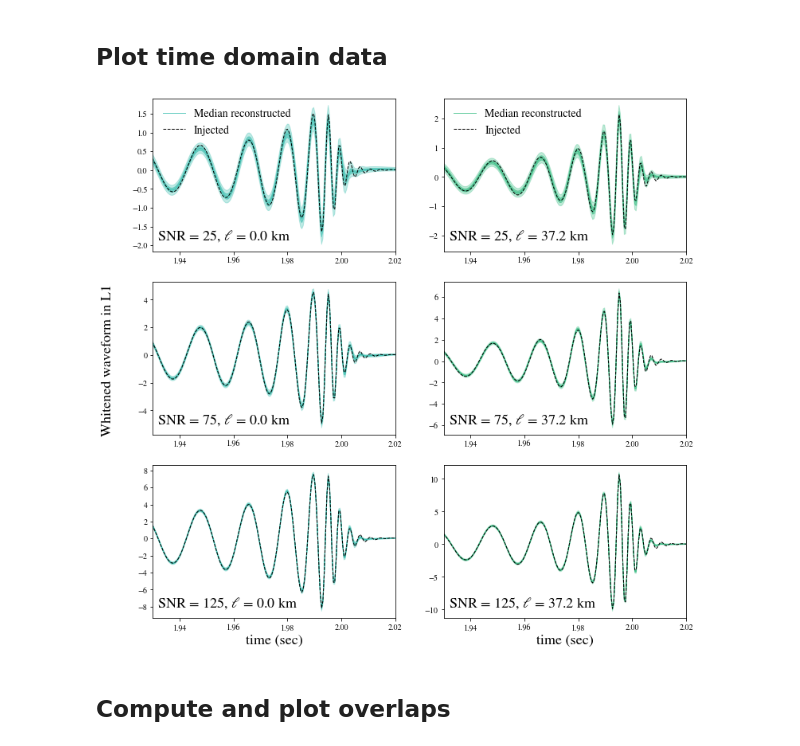
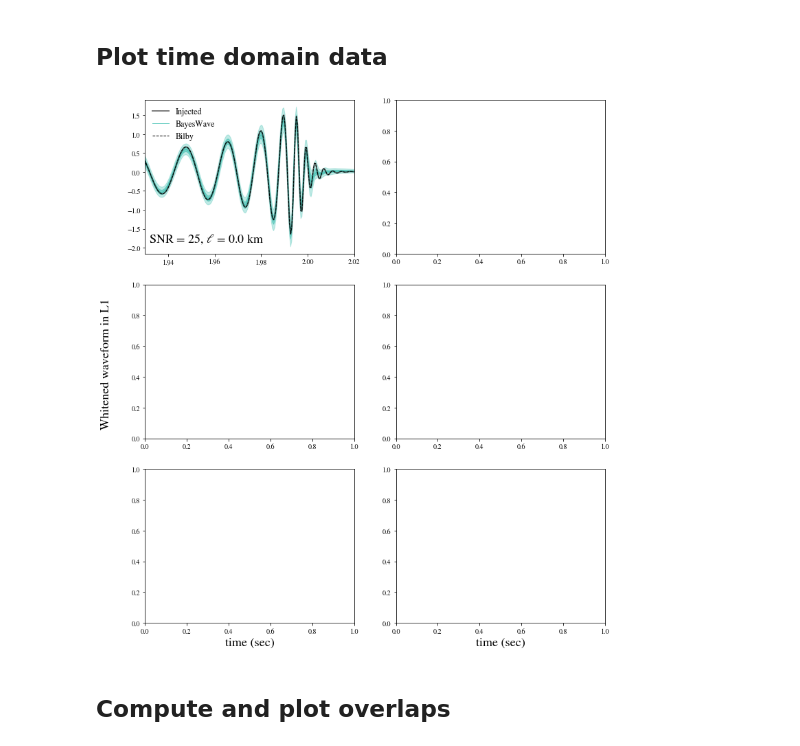
Before and after one commit to mariaokounkova/BeyondGRAnalysis, a Jupyter notebook: BayeswaveAnalysis.ipynb, the cells around one changed output. Saved outputs shown, nothing was run; the diff lists cells and outputs as text; code cells hidden in the pictures.

Commit message:
BayeswaveAnalysis: Plot whitened Bilby data as well
Add whitened Bilby result to the Bayeswave plots

```diff
--- a/BayeswaveAnalysis.ipynb
+++ b/BayeswaveAnalysis.ipynb
@@ -73,6 +73,13 @@ def GetBWInjectedData(p, det = "H1"):
     time = np.array([dt * t for t in range(len(data))])
 
     return time, data
+
+def GetBilbyData(p, det = "H1"):
+    """ Given a directory, grab that whitened Bilby waveforms """
+    bilby_p = p + '/LI_reconstruct/'
+    time, MAP = np.loadtxt(bilby_p + det + '_summary_waveforms_samples.dat', \
+        comments="#",usecols=([0,2]),unpack=True)
+    return time, MAP
 
 def GetBWFrequencyDomainWaveform(p, detector):
     """
@@ -126,64 +133,81 @@ def PlotMedianData(p, ax, color, det = "H1", label = "", legend = False):
     """ Given a directory and an axis, plot BW median recovered
         and injected data """
 
-    ## Plot the Bayeswave data
+    ## Bayeswave data
     time, d1, d2, d3, d4, d5 = GetBWMedianData(p, det = det)
 
-    ax.plot(time, d1, '-', lw = 1.0, alpha = 0.7, color=color, label = 'Median reconstructed')
+    ax.plot(time, d1, '-', lw = 1.0, alpha = 0.7, color=color, label = 'BayesWave')
     ax.fill_between(time, d2, d3, alpha = 0.5, color=color, edgecolor=color)
     ax.fill_between(time, d4, d5, alpha = 0.3, color=color, edgecolor=color)
 
+    ## Plot injected data
     time, data = GetBWInjectedData(p, det = det)
-    ax.plot(time, data, '--', color='black', lw = 1.0, alpha=1.0,  label = 'Injected')
+    ## Plot empty because we're going to plot
+    ax.plot(time, data, '-', color='black', lw = 2.0, alpha=0.5,  label = 'Injected')
 
+    ## Plot Bilby reconstruction
+    time_bilby, map_bilby = GetBilbyData(p, det = det)
+    ax.plot(time, data, '--', color='black', lw = 1.0, alpha=1.0,  label = 'Bilby')
+
+    ## Label ell and SNR
     ax.text(0.02, 0.1, label, horizontalalignment='left',
      verticalalignment='center', transform=ax.transAxes, fontsize=18)
 
     ax.set_xlim(2.0 - 0.07, 2.0 + 0.02)
     if legend:
-        ax.legend(frameon=False, fontsize=14, loc='upper left')
+        ax.legend(frameon=False, fontsize=12, loc='upper left')
 
     ax.tick_params(axis='x', which='both', bottom=True, top=False)
+
+    #get handles and labels
+    handles, labels = ax.get_legend_handles_labels()
+
+    #specify order of items in legend
+    order = [1,0,2]
+
+    #add legend to plot
+    ax.legend([handles[idx] for idx in order],[labels[idx] for idx in order], )
+
 
 def BWPlots():
     """ Create a plot of injected and recovered BW strains in the time domain """
 
     det = "L1"
     base_dir = "/home/maria.okounkova/BeyondGRAnalysis/BilbyPE/PHENOM_"
 
-    fig, axarr = plt.subplots(3,2, figsize=(12, 12), sharex=False, sharey=False)
+    fig, axarr = plt.subplots(3,2, figsize=(12, 14), sharex=False, sharey=False)
 
     mass = 68.0 ## Injected mass
 
     ell = "0p0"
     color = '#2dbaaa'
     PlotMedianData(base_dir + "dCS_" + ell + "_25", axarr[0][0], color, det = det, \
                    label = r'SNR = 25, $\ell$ = %.1f km' % EllinKm(ell, mass), legend = True)
-    PlotMedianData(base_dir + "dCS_" + ell + "_75", axarr[1][0], color, det = det, \
-                   label = r'SNR = 75, $\ell$ = %.1f km' % EllinKm(ell, mass))
-    PlotMedianData(base_dir + "dCS_" + ell + "_125", axarr[2][0], color, det = det, \
-                   label = r'SNR = 125, $\ell$ = %.1f km' % EllinKm(ell, mass))
+#     PlotMedianData(base_dir + "dCS_" + ell + "_75", axarr[1][0], color, det = det, \
+#                    label = r'SNR = 75, $\ell$ = %.1f km' % EllinKm(ell, mass))
+#     PlotMedianData(base_dir + "dCS_" + ell + "_125", axarr[2][0], color, det = det, \
+#                    label = r'SNR = 125, $\ell$ = %.1f km' % EllinKm(ell, mass))
 
-    ell = "0p37"
-    color = "#2dba7d"
-    PlotMedianData(base_dir + "dCS_" + ell + "_25", axarr[0][1], color, det = det, \
-                   label = r'SNR = 25, $\ell$ = %.1f km' % EllinKm(ell, mass), legend = True)
-    PlotMedianData(base_dir + "dCS_" + ell + "_75", axarr[1][1], color, det = det, \
-                   label = r'SNR = 75, $\ell$ = %.1f km' % EllinKm(ell, mass))
-    PlotMedianData(base_dir + "dCS_" + ell + "_125", axarr[2][1], color, det = det, \
-                   label = r'SNR = 125, $\ell$ = %.1f km' % EllinKm(ell, mass))
+#     ell = "0p37"
+#     color = "#2dba7d"
+#     PlotMedianData(base_dir + "dCS_" + ell + "_25", axarr[0][1], color, det = det, \
+#                    label = r'SNR = 25, $\ell$ = %.1f km' % EllinKm(ell, mass), legend = True)
+#     PlotMedianData(base_dir + "dCS_" + ell + "_75", axarr[1][1], color, det = det, \
+#                    label = r'SNR = 75, $\ell$ = %.1f km' % EllinKm(ell, mass))
+#     PlotMedianData(base_dir + "dCS_" + ell + "_125", axarr[2][1], color, det = det, \
+#                    label = r'SNR = 125, $\ell$ = %.1f km' % EllinKm(ell, mass))
 
     for i in range(2):
         axarr[-1][i].set_xlabel('time (sec)', fontsize = 18)
 
     fig.text(0.06, 0.5, 'Whitened waveform in ' + det, ha='center', va='center', rotation='vertical', fontsize=18)
     plt.savefig('Bayeswave.pdf')
     #plt.tight_layout()
     plt.show()
 
 BWPlots()
 # %% [output]
-[figure, old version]
+[figure, new version]
 # %% [markdown]
 ## Compute and plot overlaps
 # %%
```
Also changed, not shown: parts of 1 cell of this notebook.
